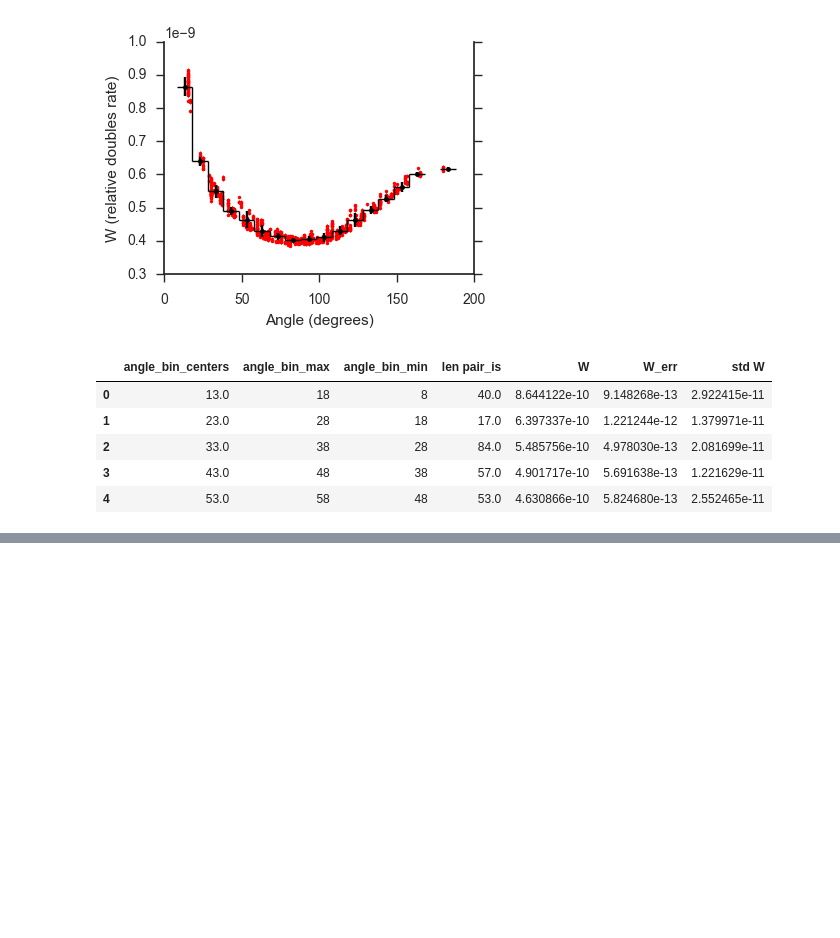
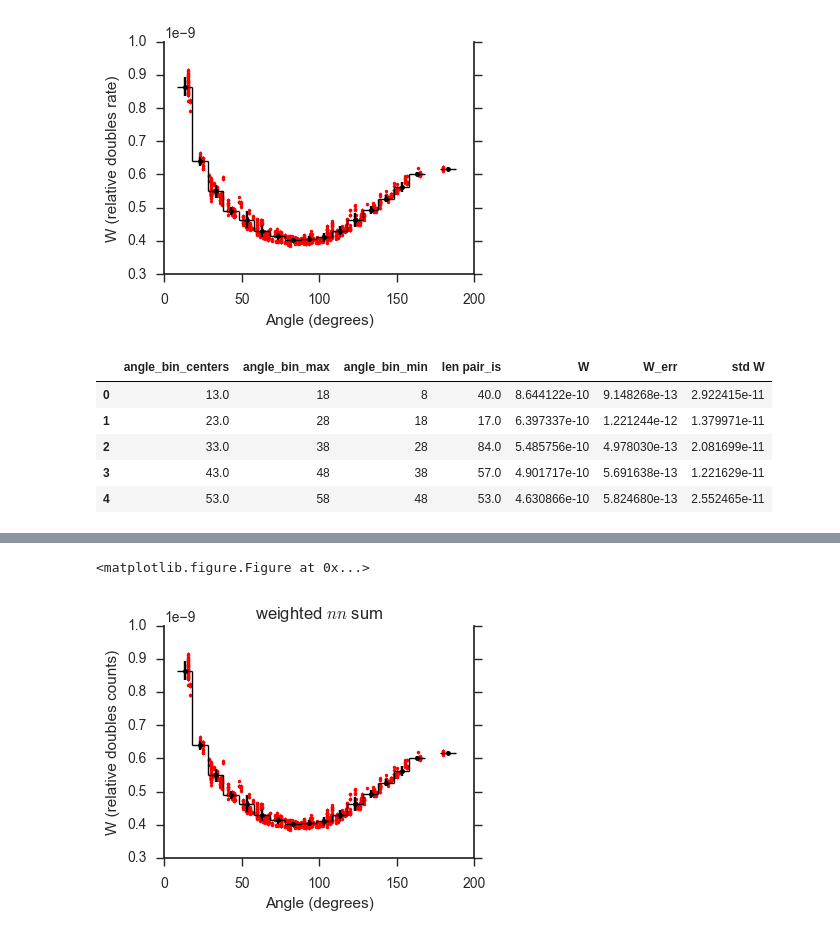
Before and after one commit to pfschus/fission_bicorrelation, a Jupyter notebook: methods/singles_correction.ipynb, the cells around one changed output, grey strips where cells are left out. Saved outputs shown, nothing was run; the diff lists cells and outputs as text; code cells hidden in the pictures; blank space fills up the shorter version.

```diff
--- a/methods/singles_correction.ipynb
+++ b/methods/singles_correction.ipynb
@@ -368,0 +374,5 @@ by_angle_df.head()
+# %%
+singles_df, det_df, by_angle_df = bicorr_sums.perform_W_calcs(det_df,
+                    dict_index_to_det, singles_hist, dt_bin_edges_sh,
+                    bhp_nn_pos, bhp_nn_neg, dt_bin_edges,
+                    num_fissions, emin, emax, angle_bin_edges)
@@ -368,0 +388,5 @@ by_angle_df.head()
+# %%
+bicorr_plot.W_vs_angle(det_df, by_angle_df, save_flag = False)
+# %% [output]
+<matplotlib.figure.Figure at 0x...>
+[figure, added]
```
Also changed, not shown: parts of 3 cells of this notebook, 8 other files.
